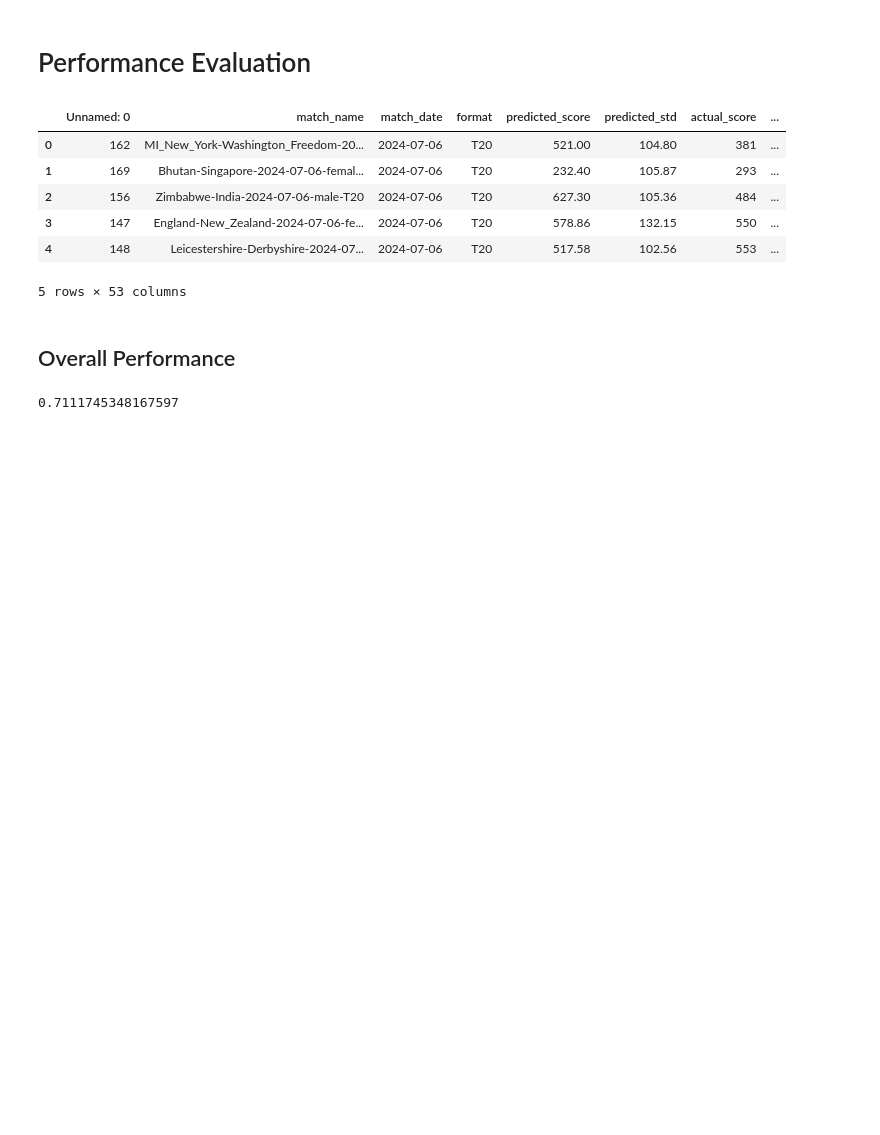
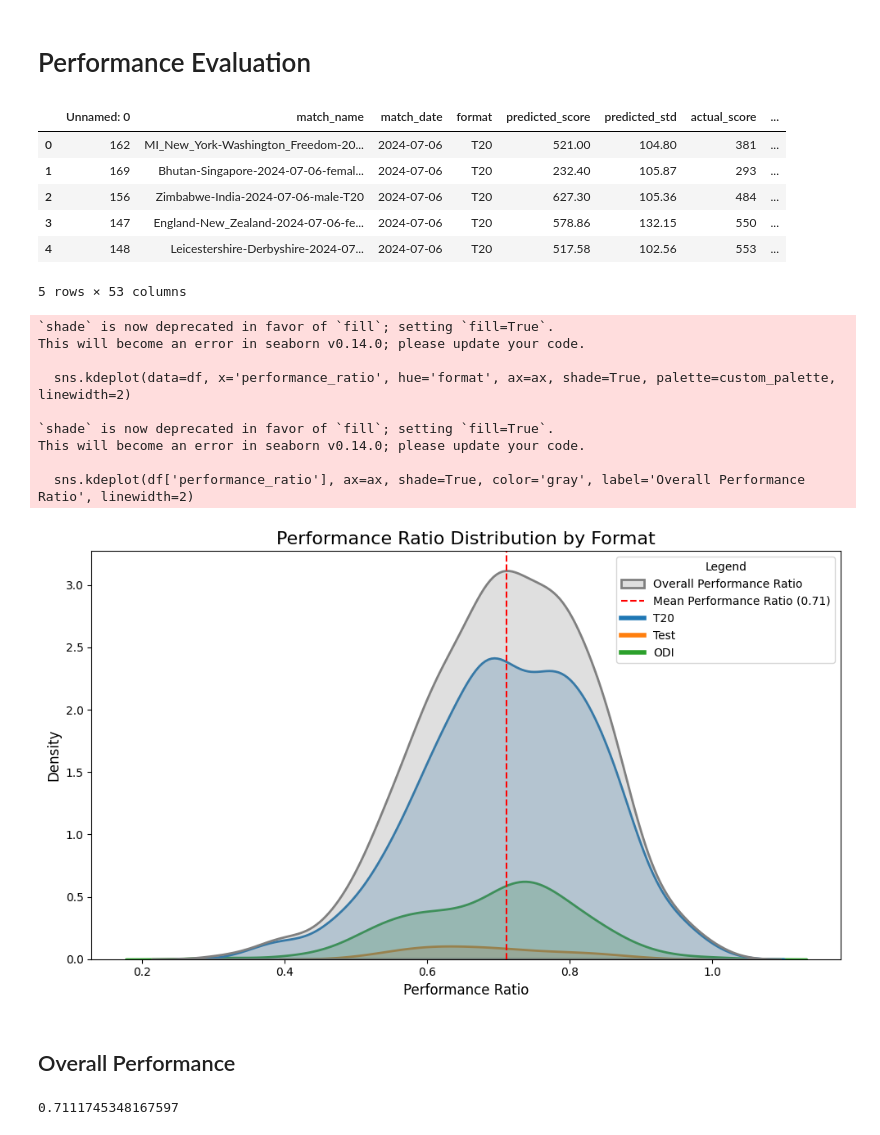
Before and after one commit to Enforcer03/dream11-inter-iit, a Jupyter notebook: model/performance_eval.ipynb, the cells around one changed output. Cells and saved outputs as stored; diff of their text form; code cells hidden in the pictures; blank space fills up the shorter version.

```diff
--- a/model/performance_eval.ipynb
+++ b/model/performance_eval.ipynb
@@ -3,7 +3,7 @@
 # %%
 import pandas as pd
 # %%
-df = pd.read_csv("../new_results.csv")
+df = pd.read_csv("../final_testing_results.csv")
 df.head()
 # %% [output]
 |  | Unnamed: 0 | match_name | match_date | format | predicted_score | predicted_std | actual_score | ... |
@@ -13,6 +13,68 @@ df.head()
 | 3 | 147 | England-New_Zealand-2024-07-06-fe... | 2024-07-06 | T20 | 578.86 | 132.15 | 550 | ... |
 | 4 | 148 | Leicestershire-Derbyshire-2024-07... | 2024-07-06 | T20 | 517.58 | 102.56 | 553 | ... |
 5 rows × 53 columns
+# %%
+import matplotlib.pyplot as plt
+import seaborn as sns
+import pandas as pd
+from matplotlib.lines import Line2D
+
+# Example dataframe (replace with your own dataframe)
+# df = pd.read_csv('your_data.csv')
+# Assuming df has columns 'format' and 'performance_ratio'
+
+# Calculate the overall mean performance ratio
+mean_performance_ratio = df['performance_ratio'].mean()
+
+# Create the figure and axes
+fig, ax = plt.subplots(figsize=(10, 6))
+
+# Define a custom color palette for formats
+custom_palette = {
+    'Test': '#ff7f0e',  # Orange
+    'ODI': '#2ca02c',  # Green
+    'T20': '#1f77b4',  # Blue
+}
+
+# Plot the overall performance ratio distribution (using a seaborn kdeplot)
+
+# Plot the performance ratio distribution by format with custom colors
+sns.kdeplot(data=df, x='performance_ratio', hue='format', ax=ax, shade=True, palette=custom_palette, linewidth=2)
+
+sns.kdeplot(df['performance_ratio'], ax=ax, shade=True, color='gray', label='Overall Performance Ratio', linewidth=2)
+
+# Highlight the mean overall performance ratio
+ax.axvline(mean_performance_ratio, color='red', linestyle='--', label=f'Mean Performance Ratio ({mean_performance_ratio:.2f})')
+
+# Create custom legends for the format colors
+handles, labels = ax.get_legend_handles_labels()
+format_legend_handles = [Line2D([0], [0], color='#1f77b4', lw=4),
+                         Line2D([0], [0], color='#ff7f0e', lw=4),
+                         Line2D([0], [0], color='#2ca02c', lw=4)]
+format_legend_labels = ['T20', 'Test', 'ODI']
+
+# Combine the legends
+ax.legend(handles=handles + format_legend_handles, labels=labels + format_legend_labels, title='Legend', loc='upper right')
+
+# Add labels and title
+ax.set_title('Performance Ratio Distribution by Format', fontsize=16)
+ax.set_xlabel('Performance Ratio', fontsize=12)
+ax.set_ylabel('Density', fontsize=12)
+
+# Show the plot
+plt.tight_layout()
+plt.show()
+# %% [output]
+`shade` is now deprecated in favor of `fill`; setting `fill=True`.
+This will become an error in seaborn v0.14.0; please update your code.
+
+  sns.kdeplot(data=df, x='performance_ratio', hue='format', ax=ax, shade=True, palette=custom_palette, linewidth=2)
+
+`shade` is now deprecated in favor of `fill`; setting `fill=True`.
+This will become an error in seaborn v0.14.0; please update your code.
+
+  sns.kdeplot(df['performance_ratio'], ax=ax, shade=True, color='gray', label='Overall Performance Ratio', linewidth=2)
+[figure, added]
 # %% [markdown]
 ## Overall Performance
 # %%
```
Also changed, not shown: 2 other files.
